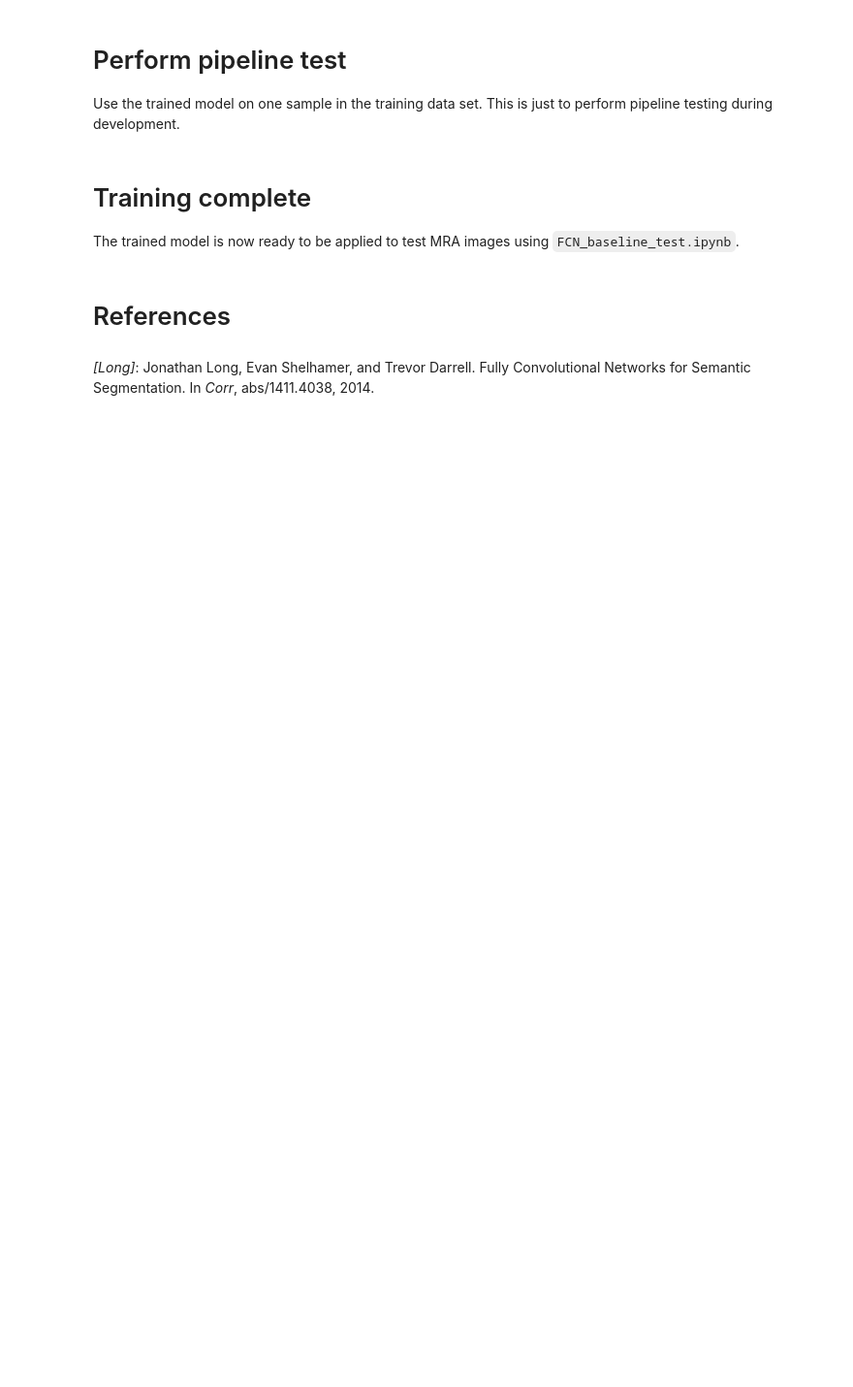
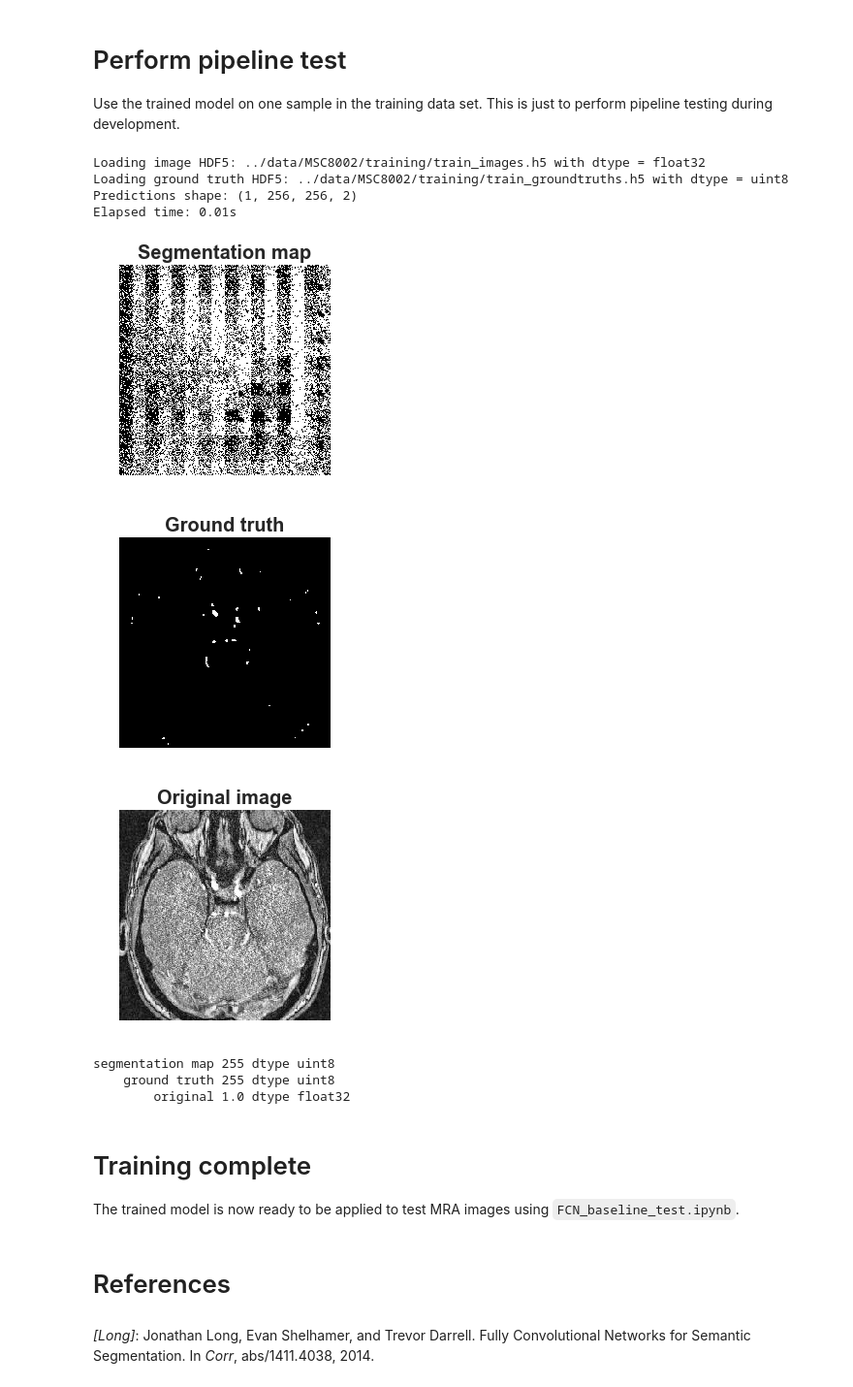
Before and after one commit to GeoffBreemer/DLToolkit, a Jupyter notebook: thesis/FCN_baseline_train.ipynb, the cells around one changed output. Shown at 97% size. Saved outputs shown, nothing was run; the diff lists cells and outputs as text; code cells hidden in the pictures; blank space fills up the shorter version.

```diff
--- a/thesis/FCN_baseline_train.ipynb
+++ b/thesis/FCN_baseline_train.ipynb
@@ -235,13 +236,11 @@ Instantiate the FCN-32s model. **Warning**: Changing the model and/or its parame
 # %%
-fcn = FCN32_NN(img_height=settings.IMG_HEIGHT,
-               img_width=settings.IMG_WIDTH,
-               img_channels=settings.IMG_CHANNELS,
-               num_classes=settings.NUM_CLASSES,
-               dropout_rate=settings.TRN_DROPOUT_RATE)
+if USE_IMAGENET:
+    fcn = FCN32_ImageNet_NN(settings.IMG_HEIGHT, settings.IMG_WIDTH, NUM_RGB_CHANNELS, settings.NUM_CLASSES)
+else:
+    fcn = FCN32_NN(settings.IMG_HEIGHT, settings.IMG_WIDTH, settings.IMG_CHANNELS, settings.NUM_CLASSES)
 
 # Crop 16 pixels on all sides to get 256x256 images
 model = fcn.build_model(crop=16, use_bn=True)
-# model = fcn.build_model(crop=16)
 # %% [markdown]
 # Create paths
 This cell just creates a few paths used later to save training output (e.g. the model architecture, training results and so on).
@@ -548,28 +465,51 @@ Use the trained model on one sample in the training data set. This is just to pe
 # %%
 # Read training images and ground truths
 train_imgs = read_images(hdf5_paths[0], settings.HDF5_KEY)
 train_grndtr = read_groundtruths(hdf5_paths[1], settings.HDF5_KEY)
+
+if USE_IMAGENET:
+    train_imgs = to_rgb(train_imgs)
+    train_grndtr = to_rgb(train_grndtr)
 
 # Predict
 predictions = model.predict(train_imgs, batch_size=settings.TRN_BATCH_SIZE, verbose=2)
 print("Predictions shape: {}".format(predictions.shape))
 
 # Convert predictions to images
-predictions_imgs = convert_pred_to_img(predictions,
+if USE_IMAGENET:
+    predictions_imgs = convert_pred_to_img(predictions,
                                        threshold=settings.TRN_PRED_THRESHOLD,
+                                       num_channels=NUM_RGB_CHANNELS,
+                                       verbose=settings.VERBOSE)
+
+else:
+    predictions_imgs = convert_pred_to_img(predictions,
+                                       threshold=settings.TRN_PRED_THRESHOLD,
+                                       num_channels=settings.IMG_CHANNELS,
                                        verbose=settings.VERBOSE)
 
 # Show a single image, ground truth and segmentation map
 show_image(np.squeeze(predictions_imgs[0]), 'Segmentation map')
 show_image(np.squeeze(train_grndtr[0]), 'Ground truth')
 show_image(np.squeeze(train_imgs[0]), 'Original image')
 
 print("segmentation map {} dtype {}".format(np.max(predictions_imgs[0]),
                                             predictions_imgs[0].dtype))
 print("    ground truth {} dtype {}".format(np.max(train_grndtr[0]),
                                             train_grndtr[0].dtype))
 print("        original {} dtype {}".format(np.max(train_imgs[0]),
                                             train_imgs[0].dtype))
+# %% [output]
+Loading image HDF5: ../data/MSC8002/training/train_images.h5 with dtype = float32
+Loading ground truth HDF5: ../data/MSC8002/training/train_groundtruths.h5 with dtype = uint8
+Predictions shape: (1, 256, 256, 2)
+Elapsed time: 0.01s
+[figure, added]
+[figure, added]
+[figure, added]
+segmentation map 255 dtype uint8
+    ground truth 255 dtype uint8
+        original 1.0 dtype float32
 # %% [markdown]
 # Training complete
 The trained model is now ready to be applied to test MRA images using `FCN_baseline_test.ipynb`.
```
Also changed, not shown: parts of 24 cells of this notebook, 11 other files.
